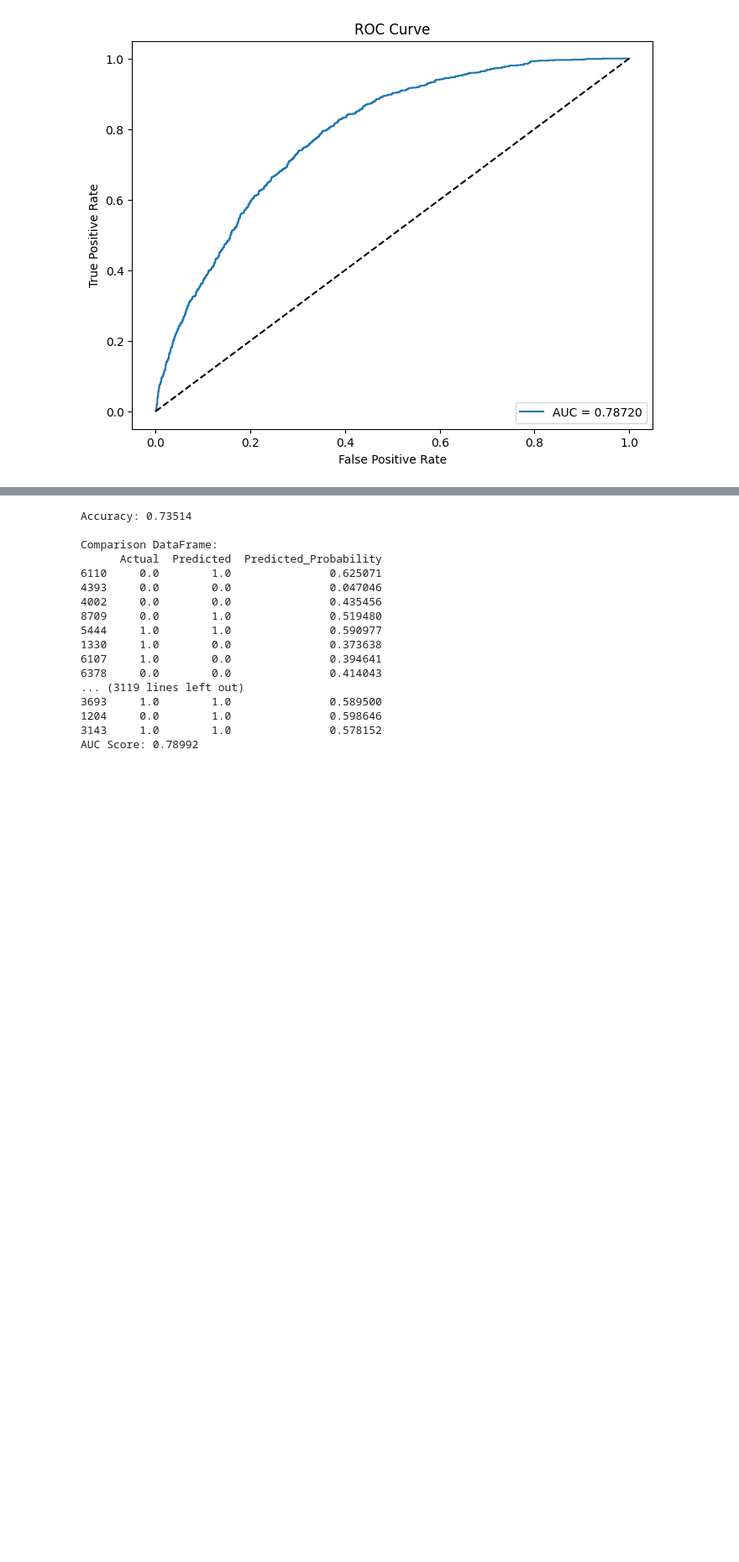
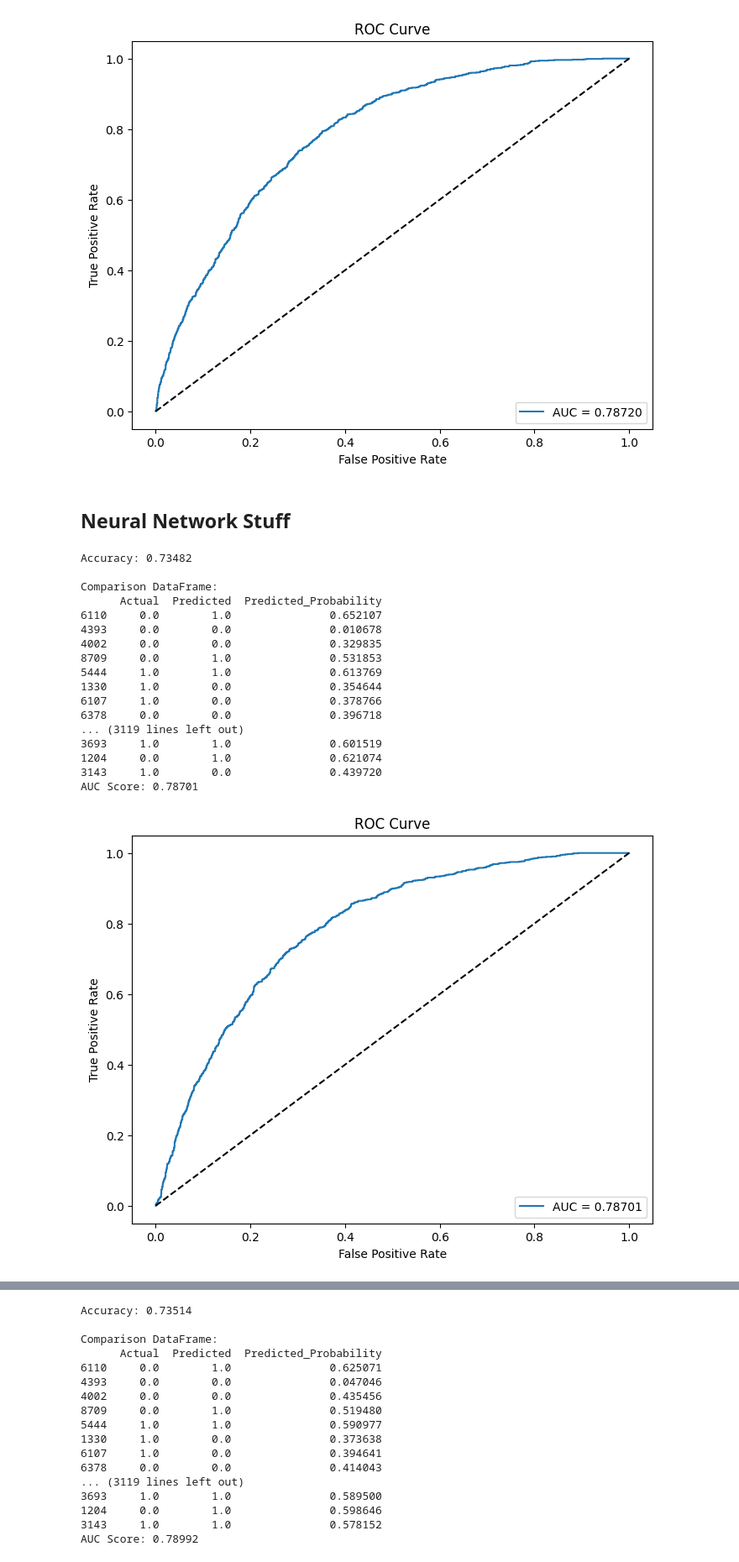
Before and after one commit to samcohen1/HypertensionML, a Jupyter notebook: newSimpleML.ipynb, the cells around one changed output, grey strips where cells are left out. Shown at 84% size. Drawn from its saved outputs; the diff is of its cells as text; code cells hidden in the pictures; blank space fills up the shorter version.

```diff
--- a/newSimpleML.ipynb
+++ b/newSimpleML.ipynb
@@ -797,3 +803,27 @@ Comparison DataFrame:
 3143     1.0        1.0               0.531515
 AUC Score: 0.78720
 [figure]
+# %% [markdown]
+## Neural Network Stuff
+# %%
+nn_model = MLPClassifier(hidden_layer_sizes=(20,), activation='relu', solver='adam', max_iter=100, random_state=42)
+evaluate_model(nn_model, X_train, X_test, Y_train, Y_test)
+# %% [output]
+Accuracy: 0.73482
+
+Comparison DataFrame:
+      Actual  Predicted  Predicted_Probability
+6110     0.0        1.0               0.652107
+4393     0.0        0.0               0.010678
+4002     0.0        0.0               0.329835
+8709     0.0        1.0               0.531853
+5444     1.0        1.0               0.613769
+1330     1.0        0.0               0.354644
+6107     1.0        0.0               0.378766
+6378     0.0        0.0               0.396718
+... (3119 lines left out)
+3693     1.0        1.0               0.601519
+1204     0.0        1.0               0.621074
+3143     1.0        0.0               0.439720
+AUC Score: 0.78701
+[figure, added]
```
Also changed, not shown: parts of 4 cells of this notebook.
